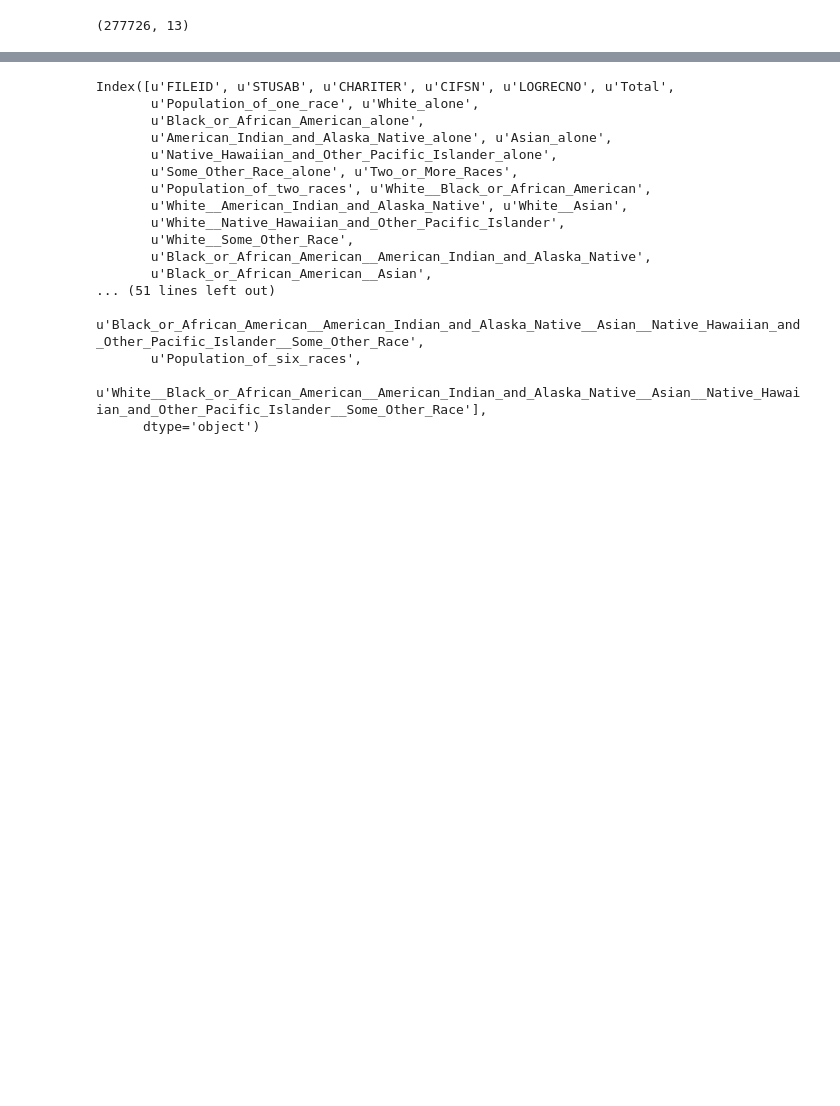
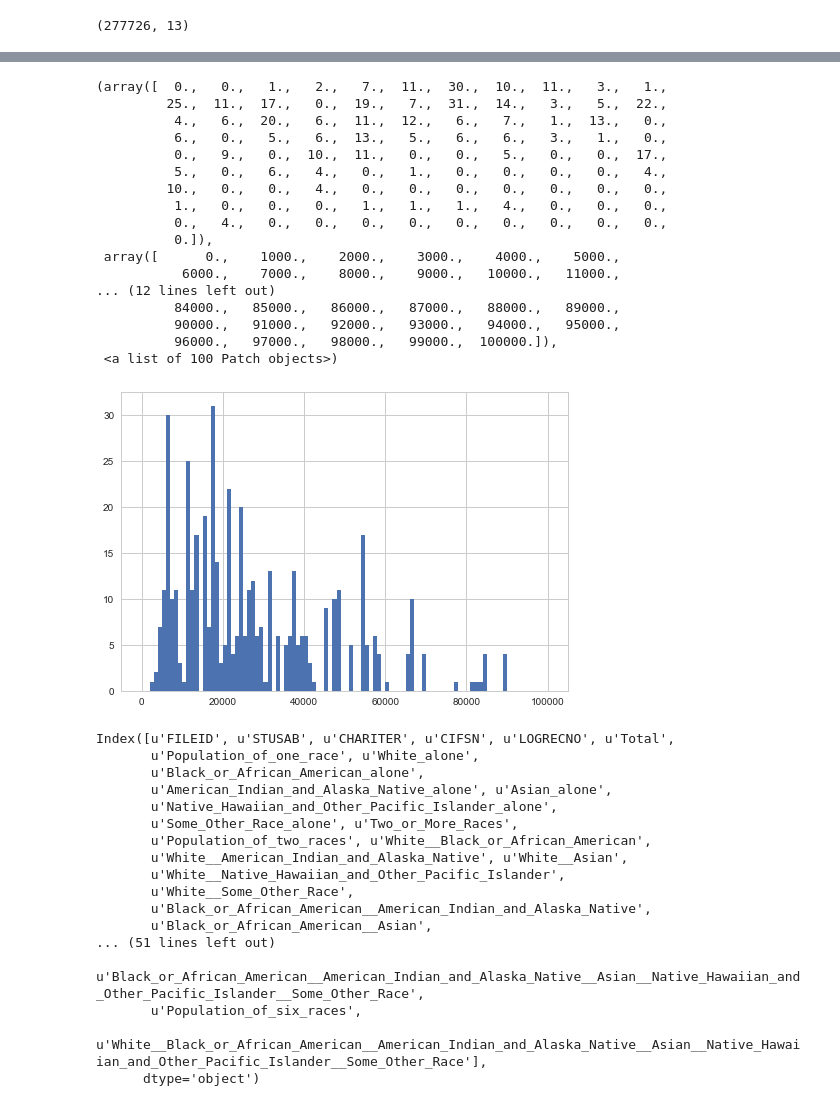
Before and after one commit to chingnaw/D4D-W205-Final, a Jupyter notebook: TN_exploratory_data_analysis.ipynb, the cells around one changed output, grey strips where cells are left out. Cells and saved outputs as stored; diff of their text form; code cells hidden in the pictures; blank space fills up the shorter version.

```diff
--- a/TN_exploratory_data_analysis.ipynb
+++ b/TN_exploratory_data_analysis.ipynb
@@ -231,3 +287,24 @@ p3_edited.head()
+# %%
+plt.hist(p3_w_county_name['White_alone'], bins=100, range=[0,100000])
+# %% [output]
+(array([  0.,   0.,   1.,   2.,   7.,  11.,  30.,  10.,  11.,   3.,   1.,
+         25.,  11.,  17.,   0.,  19.,   7.,  31.,  14.,   3.,   5.,  22.,
+          4.,   6.,  20.,   6.,  11.,  12.,   6.,   7.,   1.,  13.,   0.,
+          6.,   0.,   5.,   6.,  13.,   5.,   6.,   6.,   3.,   1.,   0.,
+          0.,   9.,   0.,  10.,  11.,   0.,   0.,   5.,   0.,   0.,  17.,
+          5.,   0.,   6.,   4.,   0.,   1.,   0.,   0.,   0.,   0.,   4.,
+         10.,   0.,   0.,   4.,   0.,   0.,   0.,   0.,   0.,   0.,   0.,
+          1.,   0.,   0.,   0.,   1.,   1.,   1.,   4.,   0.,   0.,   0.,
+          0.,   4.,   0.,   0.,   0.,   0.,   0.,   0.,   0.,   0.,   0.,
+          0.]),
+ array([      0.,    1000.,    2000.,    3000.,    4000.,    5000.,
+           6000.,    7000.,    8000.,    9000.,   10000.,   11000.,
+... (12 lines left out)
+          84000.,   85000.,   86000.,   87000.,   88000.,   89000.,
+          90000.,   91000.,   92000.,   93000.,   94000.,   95000.,
+          96000.,   97000.,   98000.,   99000.,  100000.]),
+ <a list of 100 Patch objects>)
+[figure, added]
 # %%
 p8.columns
 # %% [output]
```
Also changed, not shown: parts of 12 cells of this notebook, 20 other files.
